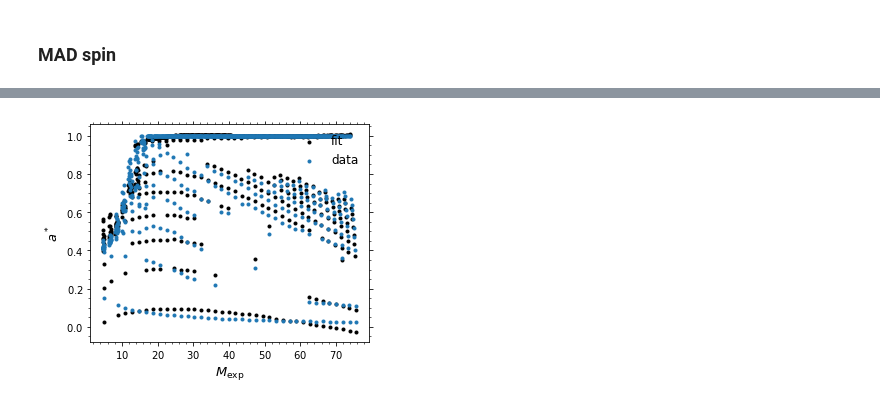
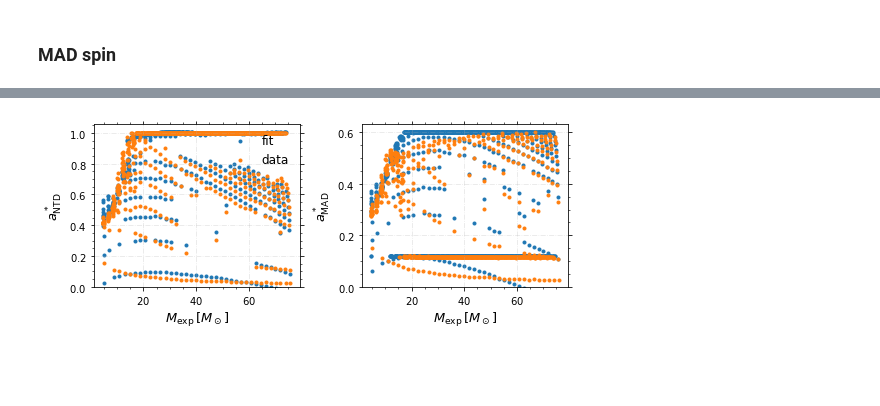
Before and after one commit to SohanGhodla/Collapsar-Formalism, a Jupyter notebook: Plots_Stellar_rotation_and_collapsars-Error_analysis.ipynb, the cells around one changed output, grey strips where cells are left out. Drawn from its saved outputs; the diff is of its cells as text; code cells hidden in the pictures; blank space fills up the shorter version.

Commit message:
updated the error anaysis file

```diff
--- a/Plots_Stellar_rotation_and_collapsars-Error_analysis.ipynb
+++ b/Plots_Stellar_rotation_and_collapsars-Error_analysis.ipynb
@@ -383,11 +395,18 @@ intercept[6]
+# %%
+colors = ['#1f77b4', '#ff7f0e', '#2ca02c', '#d62728']
 # %%
-## ------- comparing the fits with actual data / the below shows NTD but MAD can be tested similarly --------
+## ------- comparing the fits with actual data for the NTD state --------
+
+plt.figure(figsize = (8.5,3))
+gs = GridSpec(1, 2, wspace = 0.3)
 
 x = "Mexp"
 y = "AMexp"
 z = "abh"   # This changes
 msun = 1.989e33
 
+
+plt.subplot(gs[0])
 temp = result[5]
 temp1 = intercept[5]
 
@@ -395,13 +414,13 @@ mask = dataNT['abh'] > 0.9  # no use
 df_temp = dataNT[mask].copy()
 df_temp[y] = (df_temp['AMexp'] / df_temp['Mexp'] / msun / 1e14).astype(float)
 
-MBH1 = temp[0][1]*np.sqrt(df_temp[x]*df_temp[y]) \
+abh = temp[0][1]*np.sqrt(df_temp[x]*df_temp[y]) \
     + temp[1][1]*np.sqrt(df_temp[x]) + temp[2][1]*np.sqrt(df_temp[y]) \
     + temp[3][1]*(df_temp[x]*df_temp[y]) \
     + temp[4][1]*(df_temp[x]) + temp[5][1]*(df_temp[y]) + temp1
 
 # plt.plot(df_temp[x], MBH)
-plt.scatter(df_temp[x], MBH1, color = 'k', label = 'fit')
+plt.scatter(df_temp[x], abh, color = colors[0], label = 'fit')
 
 
 temp = result[4]
@@ -411,33 +430,57 @@ mask = dataNT['abh'] <= 0.9
 df_temp = dataNT[mask].copy()
 df_temp[y] = (df_temp['AMexp'] / df_temp['Mexp'] / msun / 1e14).astype(float)
 
-MBH1 = temp[0][1]*np.sqrt(df_temp[x]*df_temp[y]) \
+abh = temp[0][1]*np.sqrt(df_temp[x]*df_temp[y]) \
+    + temp[1][1]*np.sqrt(df_temp[x]) + temp[2][1]*np.sqrt(df_temp[y]) \
+    + temp[3][1]*(df_temp[x]*df_temp[y]) \
+    + temp[4][1]*(df_temp[x]) + temp[5][1]*(df_temp[y]) + temp1
+plt.scatter(df_temp[x], abh, color = colors[0])
+
+# ------------------ simulation data -------------------
+plt.scatter(dataNT['Mexp'], dataNT['abh'], color = colors[1], label = 'data')
+plt.legend(loc = 'upper right', ncol = 1)
+
+plt.grid(linestyle = '-.', alpha = 0.3)
+plt.xlabel('$M_{\\rm exp} \, [M_\\odot]$')
+plt.ylabel('$a^*_{\\rm NTD}$')
+plt.ylim(0,)
+
+
+
+## ------- comparing the fits with actual data for MAD state --------
+
+plt.subplot(gs[1])
+temp = result[6]
+temp1 = intercept[6]
+
+y_ = (7e32*  dataMAD['Mexp'] )**(1/2)
+mask =  (dataMAD['AMexp'] / dataMAD['Mexp'] / msun).astype(float) <= y_
+df_temp = dataMAD[mask].copy()
+
+df_temp = dataMAD.copy()
+df_temp[y] = (df_temp['AMexp'] / df_temp['Mexp'] / msun / 1e14).astype(float)
+
+abh = temp[0][1]*np.sqrt(df_temp[x]*df_temp[y]) \
     + temp[1][1]*np.sqrt(df_temp[x]) + temp[2][1]*np.sqrt(df_temp[y]) \
     + temp[3][1]*(df_temp[x]*df_temp[y]) \
     + temp[4][1]*(df_temp[x]) + temp[5][1]*(df_temp[y]) + temp1
 
-# plt.plot(df_temp[x], MBH)
-plt.scatter(df_temp[x], MBH1, color = 'k')
-plt.xlabel('$M_{\\rm exp}$')
-plt.ylabel('$a^*$')
+mask = abh >= np.max(df_temp[z])
+abh[mask] = np.max(df_temp[z])
+plt.scatter(df_temp[x], abh,  color = colors[0], label = 'fit')
 
+mask =  (dataMAD['AMexp'] / dataMAD['Mexp'] / msun).astype(float) > y_
+df_temp = dataMAD[mask].copy()
+abh = df_temp[x] / df_temp[x] * 0.12
+plt.scatter(df_temp[x], abh, color = colors[0])
 
-# temp = result[6]
-# temp1 = intercept[6]
-# mask = dataMAD['abh'] < 0.12  # no use
-# df_temp = dataMAD[mask].copy()
-# df_temp[y] = (df_temp['AMexp'] / df_temp['Mexp'] / msun / 1e14).astype(float)
+# ------------------ simulation data -------------------
+plt.scatter(dataMAD['Mexp'], dataMAD['abh'], color = colors[1], label = 'data')
 
-# MBH1 = temp[0][1]*np.sqrt(df_temp[x]*df_temp[y]) \
-#     + temp[1][1]*np.sqrt(df_temp[x]) + temp[2][1]*np.sqrt(df_temp[y]) \
-#     + temp[3][1]*(df_temp[x]*df_temp[y]) \
-#     + temp[4][1]*(df_temp[x]) + temp[5][1]*(df_temp[y]) + temp1
-
-# plt.plot(df_temp[x], MBH)
-# plt.scatter(df_temp[x], MBH1)
-
-
-
-plt.scatter(dataNT['Mexp'], dataNT['abh'], label = 'data')
-plt.legend(loc = 'upper right', ncol = 1)
+plt.grid(linestyle = '-.', alpha = 0.3)
+plt.ylim(0,)
+plt.locator_params(axis='y', nbins=6)
+plt.xlabel('$M_{\\rm exp} \, [M_\\odot]$')
+plt.ylabel('$a^*_{\\rm MAD}$')
+plt.savefig('./figures/spin_error_comparison.png')
 # %% [output]
@@ -445,2 +487,2 @@ plt.legend(loc = 'upper right', ncol = 1)
-[figure, old version]
+[figure, new version]
 # %%
```
Also changed, not shown: parts of 9 cells of this notebook, 5 other files.
